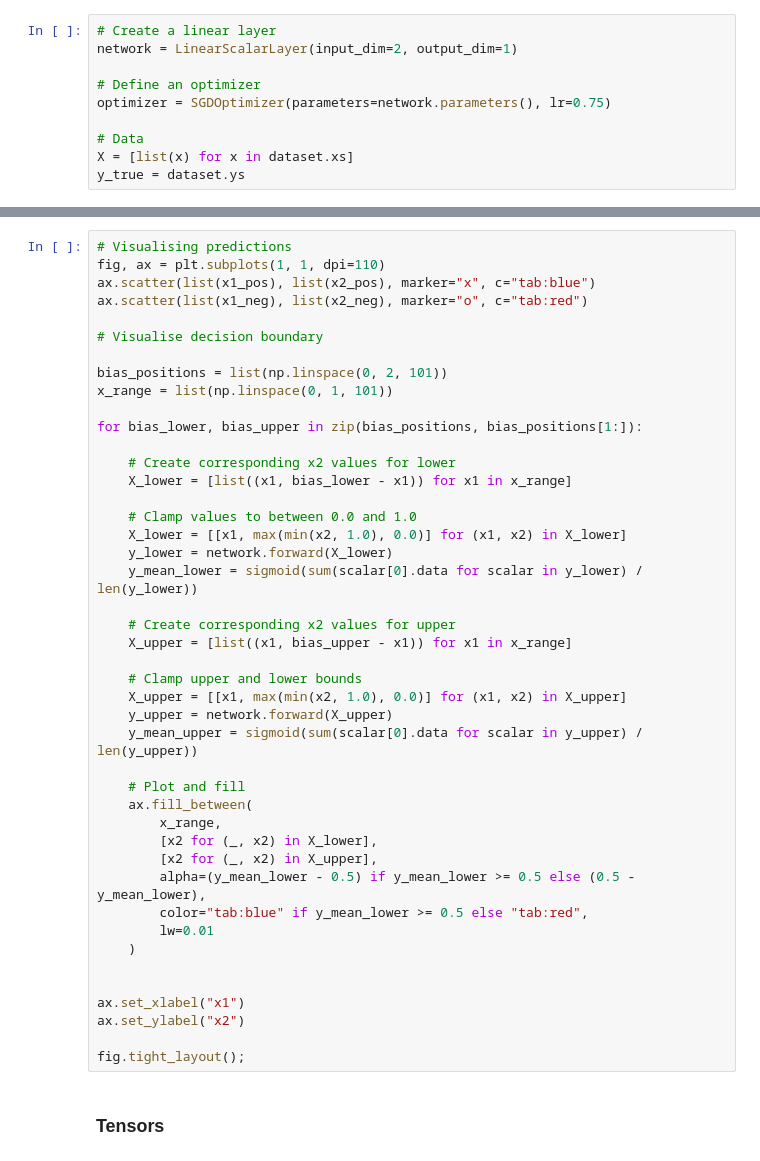
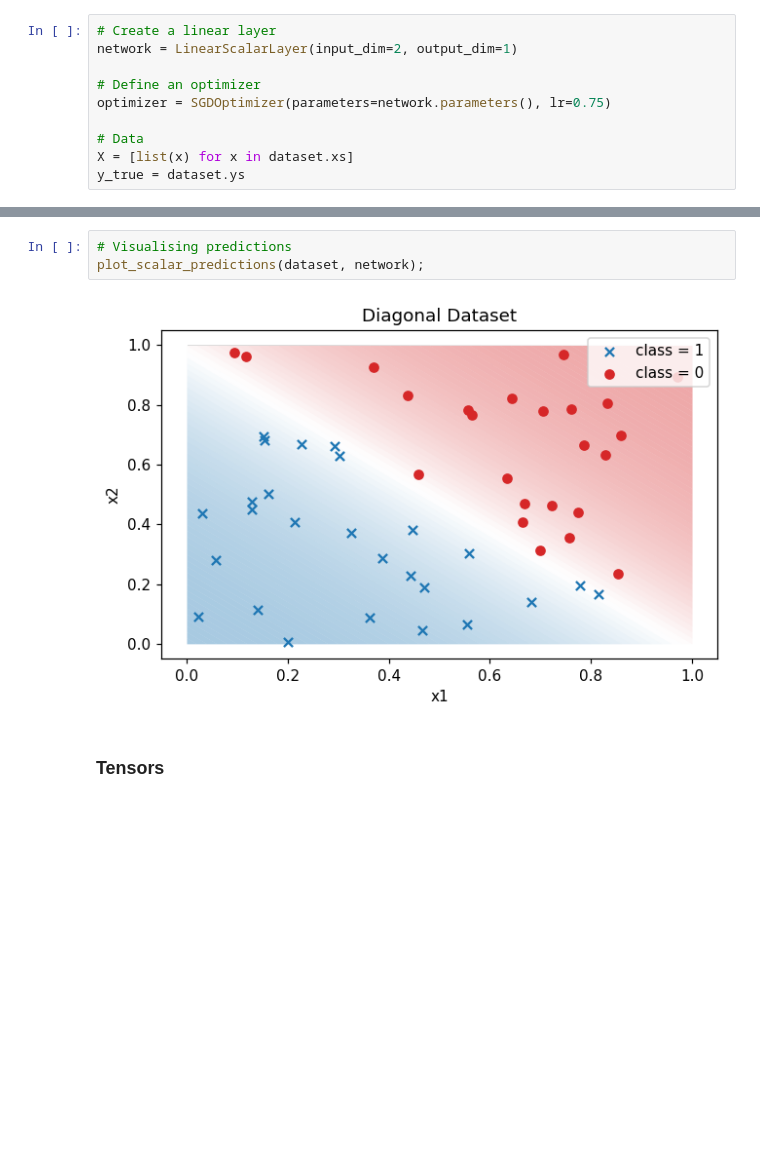
Before and after one commit to lmalms/minitorch, a Jupyter notebook: notebooks/training - classification - diagonal.ipynb, the cells around one changed output, grey strips where cells are left out. Drawn from its saved outputs; the diff is of its cells as text; blank space fills up the shorter version.

Commit message:
update diagonal plotting

```diff
--- a/notebooks/training - classification - diagonal.ipynb
+++ b/notebooks/training - classification - diagonal.ipynb
@@ -85,47 +113,8 @@ ax.set_title("ROC Curve");
 # %%
 # Visualising predictions
-fig, ax = plt.subplots(1, 1, dpi=110)
-ax.scatter(list(x1_pos), list(x2_pos), marker="x", c="tab:blue")
-ax.scatter(list(x1_neg), list(x2_neg), marker="o", c="tab:red")
-
-# Visualise decision boundary
-
-bias_positions = list(np.linspace(0, 2, 101))
-x_range = list(np.linspace(0, 1, 101))
-
-for bias_lower, bias_upper in zip(bias_positions, bias_positions[1:]):
-
-    # Create corresponding x2 values for lower
-    X_lower = [list((x1, bias_lower - x1)) for x1 in x_range]
-
-    # Clamp values to between 0.0 and 1.0
-    X_lower = [[x1, max(min(x2, 1.0), 0.0)] for (x1, x2) in X_lower]
-    y_lower = network.forward(X_lower)
-    y_mean_lower = sigmoid(sum(scalar[0].data for scalar in y_lower) / len(y_lower))
-
-    # Create corresponding x2 values for upper
-    X_upper = [list((x1, bias_upper - x1)) for x1 in x_range]
-
-    # Clamp upper and lower bounds
-    X_upper = [[x1, max(min(x2, 1.0), 0.0)] for (x1, x2) in X_upper]
-    y_upper = network.forward(X_upper)
-    y_mean_upper = sigmoid(sum(scalar[0].data for scalar in y_upper) / len(y_upper))
-
-    # Plot and fill
-    ax.fill_between(
-        x_range,
-        [x2 for (_, x2) in X_lower],
-        [x2 for (_, x2) in X_upper],
-        alpha=(y_mean_lower - 0.5) if y_mean_lower >= 0.5 else (0.5 - y_mean_lower),
-        color="tab:blue" if y_mean_lower >= 0.5 else "tab:red",
-        lw=0.01
-    )
-
-
-ax.set_xlabel("x1")
-ax.set_ylabel("x2")
-
-fig.tight_layout();
+plot_scalar_predictions(dataset, network);
+# %% [output]
+[figure, added]
 # %% [markdown]
 ### Tensors
 # %%
```
Also changed, not shown: parts of 5 cells of this notebook, 2 other files.
